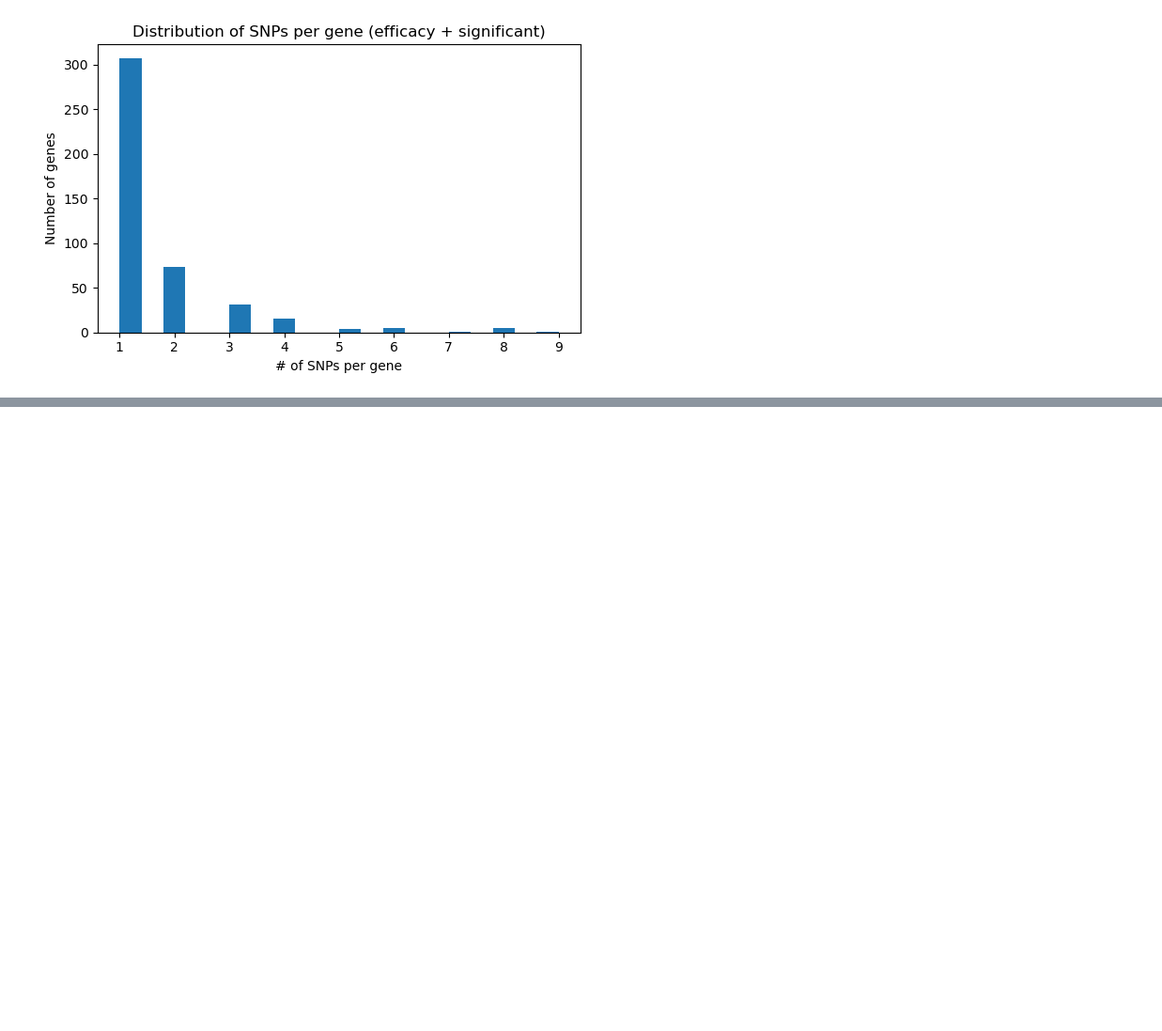
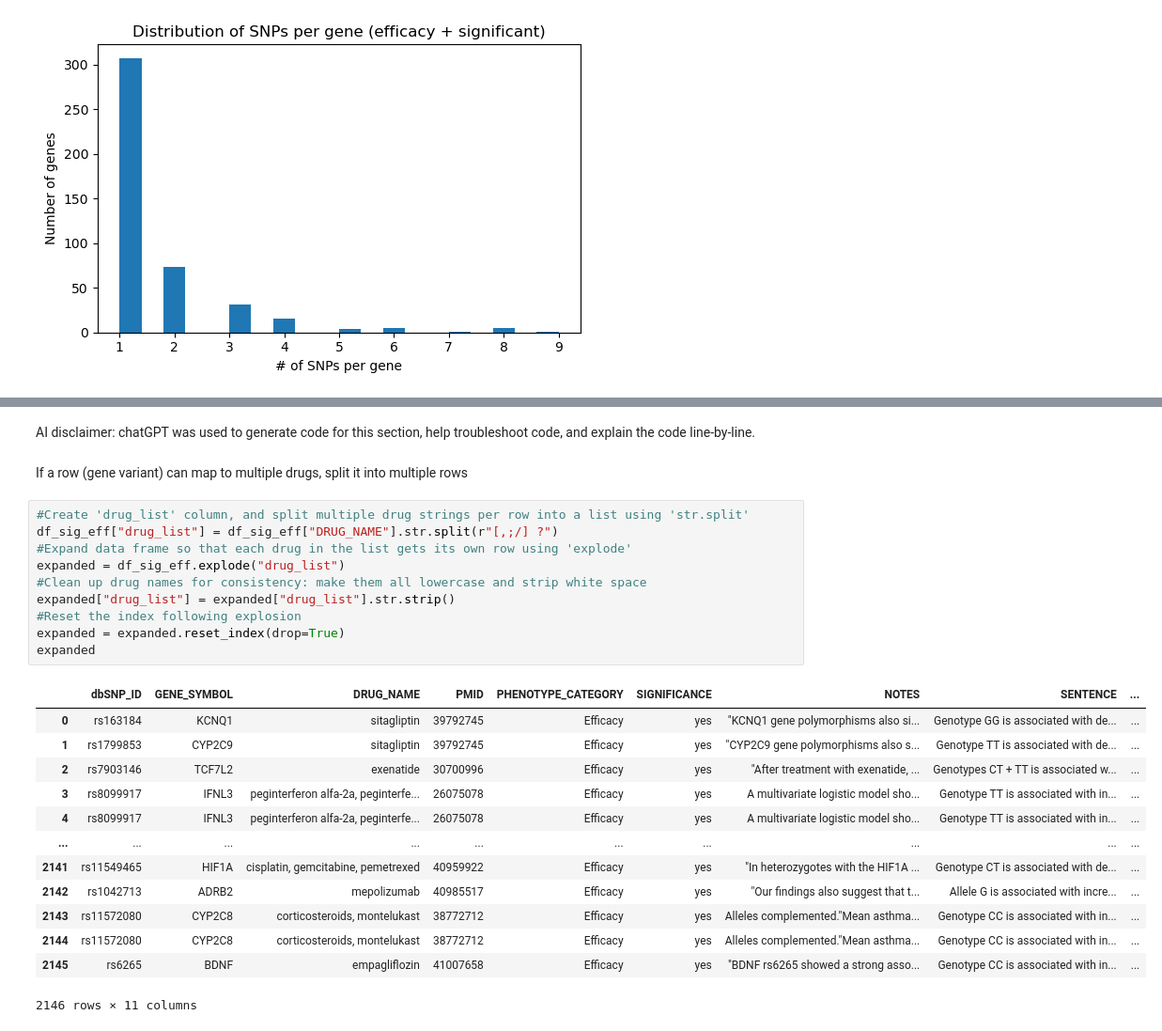
Before and after one commit to GSYH/Team-4_Project-1, a Jupyter notebook: Drug annotation of 23andme.ipynb, the cells around one changed output, grey strips where cells are left out. Shown at 94% size. Cells and saved outputs as stored; diff of their text form; blank space fills up the shorter version.

```diff
--- a/Drug annotation of 23andme.ipynb
+++ b/Drug annotation of 23andme.ipynb
@@ -195,0 +202,28 @@ plt.show()
+# %% [markdown]
+AI disclaimer: chatGPT was used to generate code for this section, help troubleshoot code, and explain the code line-by-line.
+# %% [markdown]
+If a row (gene variant) can map to multiple drugs, split it into multiple rows
+# %%
+#Create 'drug_list' column, and split multiple drug strings per row into a list using 'str.split'
+df_sig_eff["drug_list"] = df_sig_eff["DRUG_NAME"].str.split(r"[,;/] ?")
+#Expand data frame so that each drug in the list gets its own row using 'explode'
+expanded = df_sig_eff.explode("drug_list")
+#Clean up drug names for consistency: make them all lowercase and strip white space
+expanded["drug_list"] = expanded["drug_list"].str.strip()
+#Reset the index following explosion
+expanded = expanded.reset_index(drop=True)
+expanded
+# %% [output]
+|  | dbSNP_ID | GENE_SYMBOL | DRUG_NAME | PMID | PHENOTYPE_CATEGORY | SIGNIFICANCE | NOTES | SENTENCE | ... |
+| 0 | rs163184 | KCNQ1 | sitagliptin | 39792745 | Efficacy | yes | "KCNQ1 gene polymorphisms also si... | Genotype GG is associated with de... | ... |
+| 1 | rs1799853 | CYP2C9 | sitagliptin | 39792745 | Efficacy | yes | "CYP2C9 gene polymorphisms also s... | Genotype TT is associated with de... | ... |
+| 2 | rs7903146 | TCF7L2 | exenatide | 30700996 | Efficacy | yes | "After treatment with exenatide, ... | Genotypes CT + TT is associated w... | ... |
+| 3 | rs8099917 | IFNL3 | peginterferon alfa-2a, peginterfe... | 26075078 | Efficacy | yes | A multivariate logistic model sho... | Genotype TT is associated with in... | ... |
+| 4 | rs8099917 | IFNL3 | peginterferon alfa-2a, peginterfe... | 26075078 | Efficacy | yes | A multivariate logistic model sho... | Genotype TT is associated with in... | ... |
+| ... | ... | ... | ... | ... | ... | ... | ... | ... | ... |
+| 2141 | rs11549465 | HIF1A | cisplatin, gemcitabine, pemetrexed | 40959922 | Efficacy | yes | "In heterozygotes with the HIF1A ... | Genotype CT is associated with de... | ... |
+| 2142 | rs1042713 | ADRB2 | mepolizumab | 40985517 | Efficacy | yes | "Our findings also suggest that t... | Allele G is associated with incre... | ... |
+| 2143 | rs11572080 | CYP2C8 | corticosteroids, montelukast | 38772712 | Efficacy | yes | Alleles complemented."Mean asthma... | Genotype CC is associated with in... | ... |
+| 2144 | rs11572080 | CYP2C8 | corticosteroids, montelukast | 38772712 | Efficacy | yes | Alleles complemented."Mean asthma... | Genotype CC is associated with in... | ... |
+| 2145 | rs6265 | BDNF | empagliflozin | 41007658 | Efficacy | yes | "BDNF rs6265 showed a strong asso... | Genotype CC is associated with in... | ... |
+2146 rows × 11 columns
```
Also changed, not shown: parts of 9 cells of this notebook.
